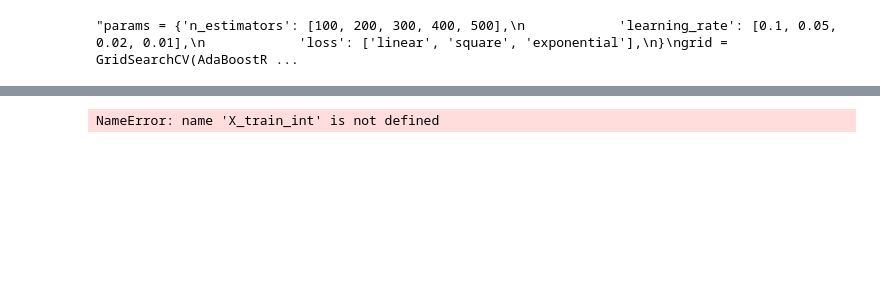
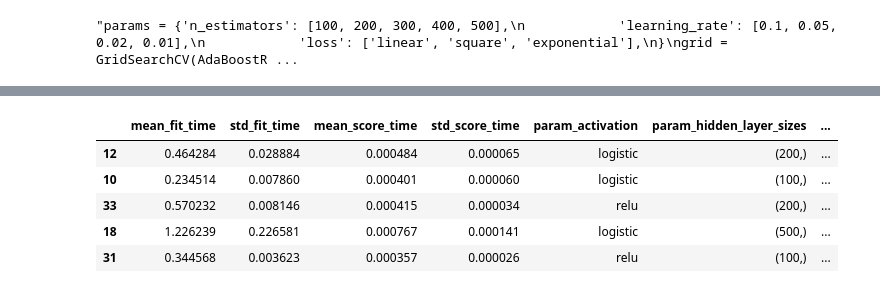
Before and after one commit to ThomasMeb/Anticiper_besoins_des_batiments, a Jupyter notebook: EmissionsCO2.ipynb, the cells around one changed output, grey strips where cells are left out. Saved outputs shown, nothing was run; the diff lists cells and outputs as text; code cells hidden in the pictures; blank space fills up the shorter version.

```diff
--- a/EmissionsCO2.ipynb
+++ b/EmissionsCO2.ipynb
@@ -436,0 +452,7 @@ mean_squared_error(y_test, y_pred, squared=False)
+# %%
+'''tt = TransformedTargetRegressor(regressor = SVR(**best_params_svr_tt),
+                                    func = np.log1p,
+                                    inverse_func = np.expm1)
+tt.fit(X_train, y_train)
+y_pred = tt.predict(X_test)
+mean_squared_error(y_test, y_pred, squared=False)'''
@@ -455,7 +479,7 @@ resultize(grid).head()"""
 # %%
 best_params_rf ={'max_depth': 10, 'min_samples_split': 2, 'n_estimators': 100}
 # %%
-rf = RandomForestRegressor(**bestgresgsd)
+rf = RandomForestRegressor(**best_params_rf)
 rf.fit(X_train, y_train)
 y_pred = rf.predict(X_test)
 mean_squared_error(y_test, y_pred, squared=False)
@@ -463,0 +488,7 @@ mean_squared_error(y_test, y_pred, squared=False)
+# %%
+tt = TransformedTargetRegressor(regressor = RandomForestRegressor(**best_params_rf),
+                                    func = np.log1p,
+                                    inverse_func = np.expm1)
+tt.fit(X_train, y_train)
+y_pred = tt.predict(X_test)
+mean_squared_error(y_test, y_pred, squared=False)
@@ -464,3 +497,14 @@ mean_squared_error(y_test, y_pred, squared=False)
+# %%
+tt = TransformedTargetRegressor(regressor = RandomForestRegressor(),
+                                    func = np.log1p,
+                                    inverse_func = np.expm1)
+params = {'regressor__n_estimators': [100, 200, 300, 400, 500],
+            'regressor__max_depth': [1,2,3,4,5,6,7,8,9,10],
+            'regressor__min_samples_split': [2,3,4,5,6,7,8,9,10]}
+grid = GridSearchCV(tt, params, cv = 10)
+grid.fit(X_train, y_train)
+best_params_rf_tt = grid.best_params_
+resultize(grid).head()
 # %%
 gb = GradientBoostingRegressor()
 gb.fit(X_train, y_train)
@@ -527,11 +571,16 @@ mean_squared_error(y_test, y_pred, squared=False)
 # %%
-params = {'hidden_layer_sizes': [(100,),(200,),(300,),(400,),(500,)],
+'''params = {'hidden_layer_sizes': [(100,),(200,),(300,),(400,),(500,)],
             'activation': ['identity', 'logistic', 'tanh', 'relu'],
-            'solver': ['sgd', 'adam'],
+            'solver': ['lbfgs', 'adam'],
 }
 grid = GridSearchCV(MLPRegressor(), params, cv=10)
-grid.fit(X_train_int, y_train_int)
+grid.fit(X_train, y_train)
 best_params_mlp = grid.best_params_
-resultize(grid).head()
+resultize(grid).head()'''
 # %% [output]
-NameError: name 'X_train_int' is not defined
+|  | mean_fit_time | std_fit_time | mean_score_time | std_score_time | param_activation | param_hidden_layer_sizes | ... |
+| 12 | 0.464284 | 0.028884 | 0.000484 | 0.000065 | logistic | (200,) | ... |
+| 10 | 0.234514 | 0.007860 | 0.000401 | 0.000060 | logistic | (100,) | ... |
+| 33 | 0.570232 | 0.008146 | 0.000415 | 0.000034 | relu | (200,) | ... |
+| 18 | 1.226239 | 0.226581 | 0.000767 | 0.000141 | logistic | (500,) | ... |
+| 31 | 0.344568 | 0.003623 | 0.000357 | 0.000026 | relu | (100,) | ... |
```
Also changed, not shown: parts of 18 cells of this notebook, 1 other file.
